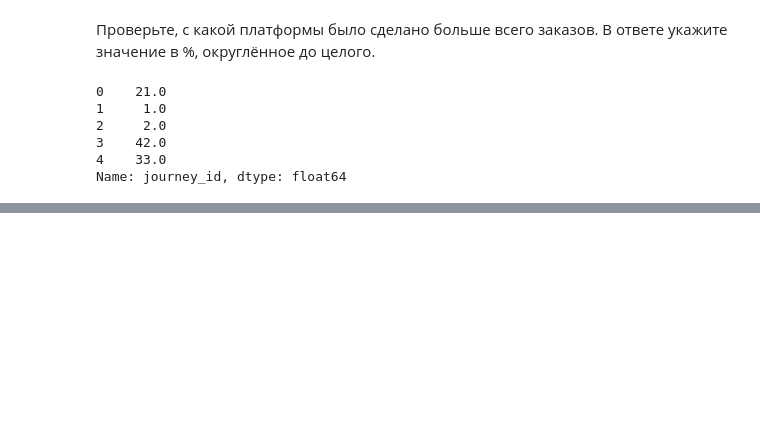
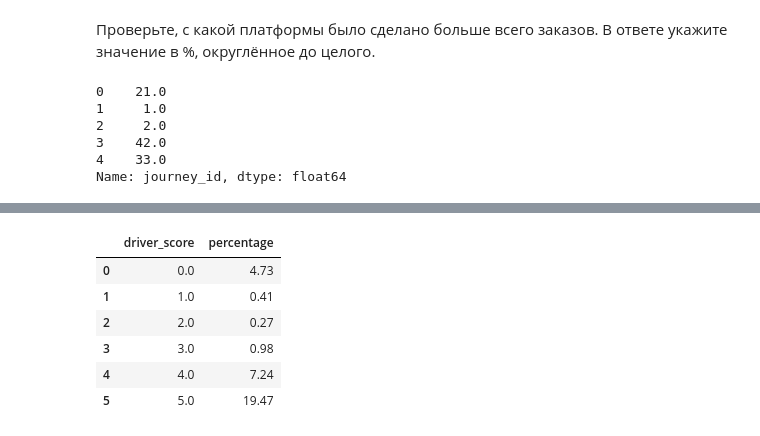
Before and after one commit to MuzaffarSoliyev/karpov-course, a Jupyter notebook: lesson_3/3.ipynb, the cells around one changed output, grey strips where cells are left out. Cells and saved outputs as stored; diff of their text form; code cells hidden in the pictures; blank space fills up the shorter version.

```diff
--- a/lesson_3/3.ipynb
+++ b/lesson_3/3.ipynb
@@ -164,0 +184,12 @@ Name: journey_id, dtype: float64
+# %%
+driver_score_counts = taxi.groupby(["driver_score"], as_index=False).agg({"journey_id":"count"}).rename(columns={"journey_id":"percentage"})
+driver_score_counts['percentage'] = driver_score_counts['percentage'].div(len(taxi)).mul(100).round(2)
+driver_score_counts
+# %% [output]
+|  | driver_score | percentage |
+| 0 | 0.0 | 4.73 |
+| 1 | 1.0 | 0.41 |
+| 2 | 2.0 | 0.27 |
+| 3 | 3.0 | 0.98 |
+| 4 | 4.0 | 7.24 |
+| 5 | 5.0 | 19.47 |
```
Also changed, not shown: parts of 9 cells of this notebook.
